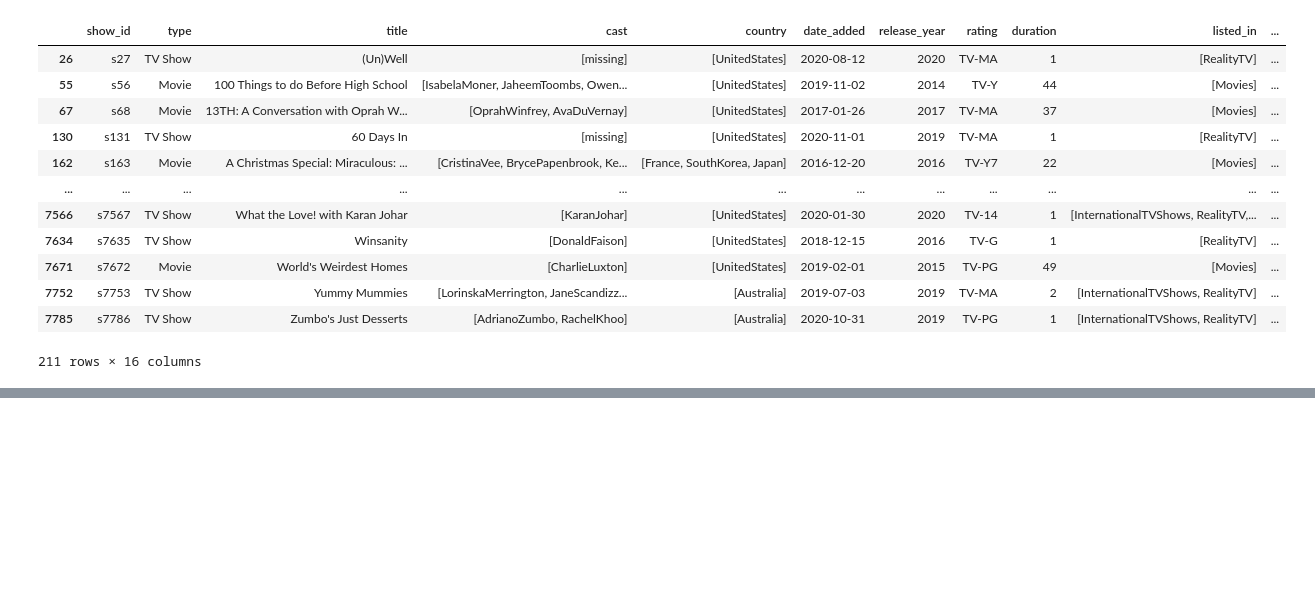
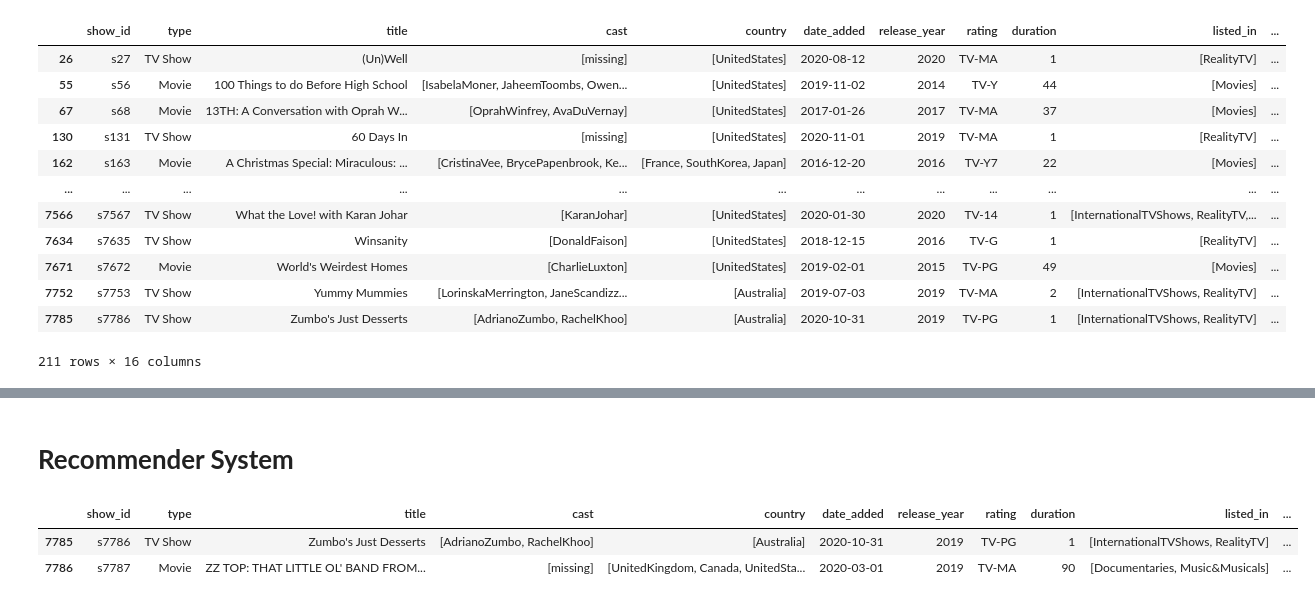
Before and after one commit to Amolrakhunde/Netflix-Movies-And-TV-Shows-Clustering, a Jupyter notebook: Netflix_Movies_And_TV_Shows_Clusterig_Amol.ipynb, the cells around one changed output, grey strips where cells are left out. Cells and saved outputs as stored; diff of their text form; code cells hidden in the pictures; blank space fills up the shorter version.

Commit message:
Fifth Commit: Recommender System

```diff
--- a/Netflix_Movies_And_TV_Shows_Clusterig_Amol.ipynb
+++ b/Netflix_Movies_And_TV_Shows_Clusterig_Amol.ipynb
@@ -1150,0 +1148,9 @@ plt.show() # find largest vertical distance we can make without crossing any oth
+# %% [markdown]
+# **Recommender System**
+# %%
+# take a look to decide which features to use for recommender system
+df.tail(2)
+# %% [output]
+|  | show_id | type | title | cast | country | date_added | release_year | rating | duration | listed_in | ... |
+| 7785 | s7786 | TV Show | Zumbo's Just Desserts | [AdrianoZumbo, RachelKhoo] | [Australia] | 2020-10-31 | 2019 | TV-PG | 1 | [InternationalTVShows, RealityTV] | ... |
+| 7786 | s7787 | Movie | ZZ TOP: THAT LITTLE OL' BAND FROM... | [missing] | [UnitedKingdom, Canada, UnitedSta... | 2020-03-01 | 2019 | TV-MA | 90 | [Documentaries, Music&Musicals] | ... |
```
Also changed, not shown: parts of 33 cells of this notebook.
